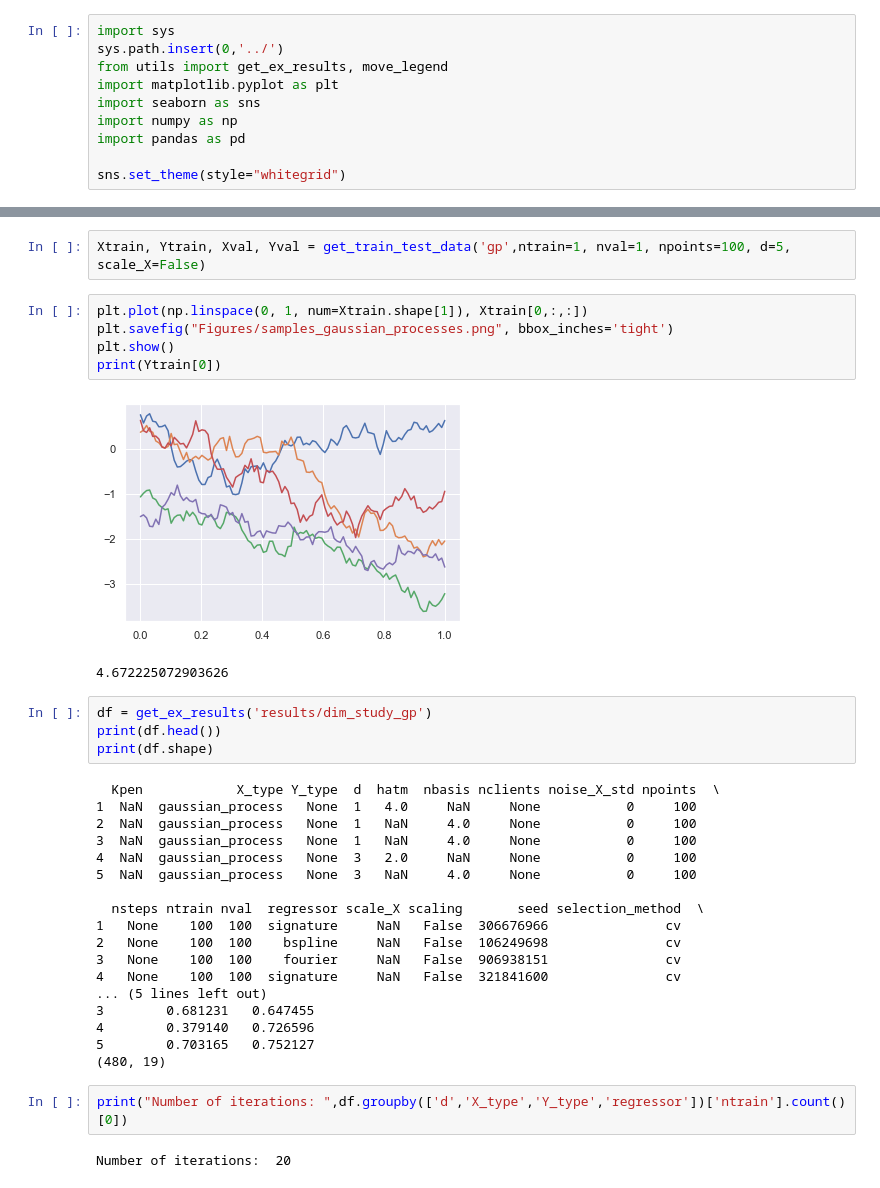
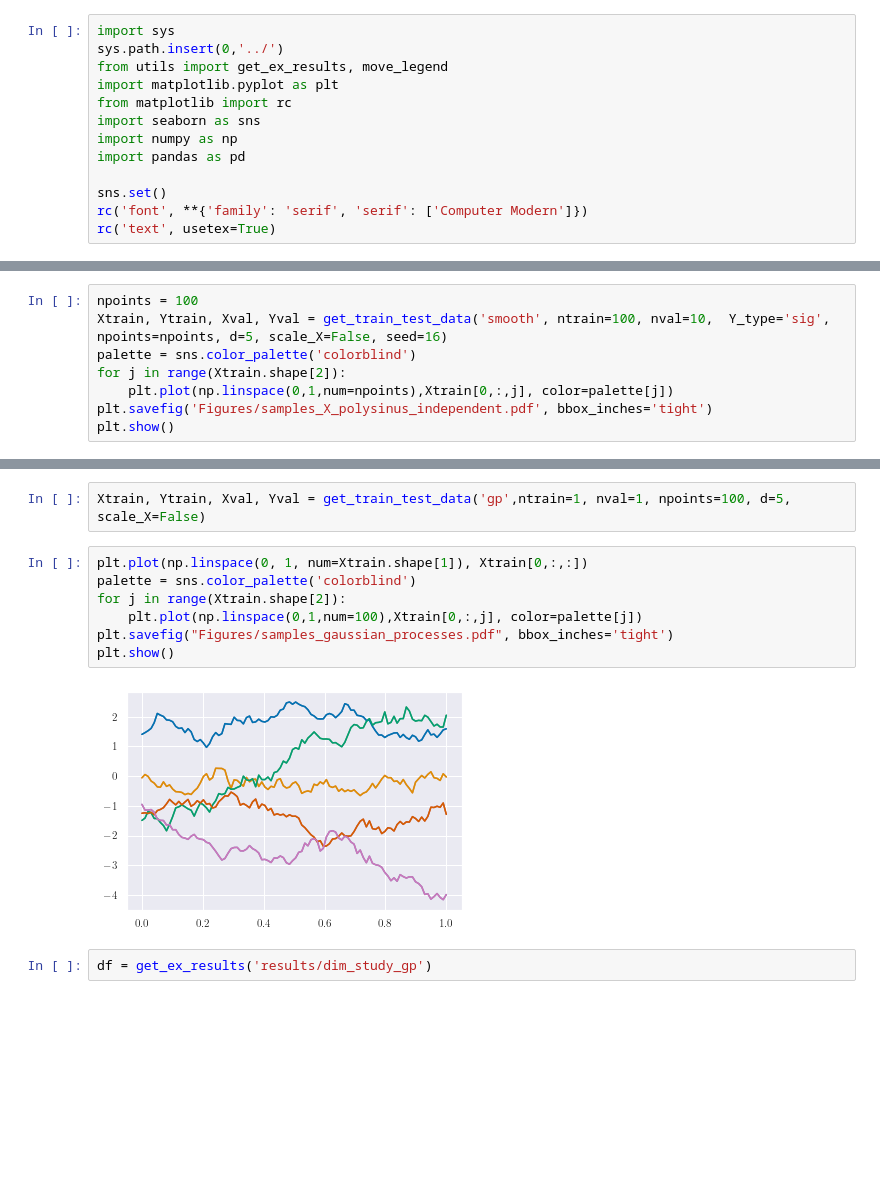
Before and after one commit to afermanian/signature-regression, a Jupyter notebook: notebooks/Analyse results.ipynb, the cells around one changed output, grey strips where cells are left out. Drawn from its saved outputs; the diff is of its cells as text; blank space fills up the shorter version.

```diff
--- a/notebooks/Analyse results.ipynb
+++ b/notebooks/Analyse results.ipynb
@@ -3,11 +3,14 @@ import sys
 sys.path.insert(0,'../')
 from utils import get_ex_results, move_legend
 import matplotlib.pyplot as plt
+from matplotlib import rc
 import seaborn as sns
 import numpy as np
 import pandas as pd
 
-sns.set_theme(style="whitegrid")
+sns.set()
+rc('font', **{'family': 'serif', 'serif': ['Computer Modern']})
+rc('text', usetex=True)
 # %%
 from get_data import get_train_test_data
 from tools import add_time
@@ -17,0 +23,8 @@ pal = sns.color_palette("colorblind")
+# %%
+npoints = 100
+Xtrain, Ytrain, Xval, Yval = get_train_test_data('smooth', ntrain=100, nval=10,  Y_type='sig', npoints=npoints, d=5, scale_X=False, seed=16)
+palette = sns.color_palette('colorblind')
+for j in range(Xtrain.shape[2]):
+    plt.plot(np.linspace(0,1,num=npoints),Xtrain[0,:,j], color=palette[j])
+plt.savefig('Figures/samples_X_polysinus_independent.pdf', bbox_inches='tight')
+plt.show()
@@ -107,38 +92,15 @@ plt.show()
 Xtrain, Ytrain, Xval, Yval = get_train_test_data('gp',ntrain=1, nval=1, npoints=100, d=5, scale_X=False)
 # %%
 plt.plot(np.linspace(0, 1, num=Xtrain.shape[1]), Xtrain[0,:,:])
-plt.savefig("Figures/samples_gaussian_processes.png", bbox_inches='tight')
+palette = sns.color_palette('colorblind')
+for j in range(Xtrain.shape[2]):
+    plt.plot(np.linspace(0,1,num=100),Xtrain[0,:,j], color=palette[j])
+plt.savefig("Figures/samples_gaussian_processes.pdf", bbox_inches='tight')
 plt.show()
-print(Ytrain[0])
 # %% [output]
-[figure, old version]
+[figure, new version]
-4.672225072903626
 # %%
 df = get_ex_results('results/dim_study_gp')
-print(df.head())
-print(df.shape)
-# %% [output]
-  Kpen            X_type Y_type  d  hatm  nbasis nclients noise_X_std npoints  \
-1  NaN  gaussian_process   None  1   4.0     NaN     None           0     100
-2  NaN  gaussian_process   None  1   NaN     4.0     None           0     100
-3  NaN  gaussian_process   None  1   NaN     4.0     None           0     100
-4  NaN  gaussian_process   None  3   2.0     NaN     None           0     100
-5  NaN  gaussian_process   None  3   NaN     4.0     None           0     100
-
-  nsteps ntrain nval  regressor scale_X scaling       seed selection_method  \
-1   None    100  100  signature     NaN   False  306676966               cv
-2   None    100  100    bspline     NaN   False  106249698               cv
-3   None    100  100    fourier     NaN   False  906938151               cv
-4   None    100  100  signature     NaN   False  321841600               cv
-... (5 lines left out)
-3        0.681231   0.647455
-4        0.379140   0.726596
-5        0.703165   0.752127
-(480, 19)
-# %%
-print("Number of iterations: ",df.groupby(['d','X_type','Y_type','regressor'])['ntrain'].count()[0])
-# %% [output]
-Number of iterations:  20
 # %%
 df['regressor'] = df['regressor'].replace({'signature': 'Signature', 'bspline': 'B-Spline', 'fourier':'Fourier', 'fPCA': 'fPCR'})
 g = sns.catplot(x="d", y="val.error", hue="regressor", data=df, kind='box',
```
Also changed, not shown: parts of 41 cells of this notebook, 6 other files.
